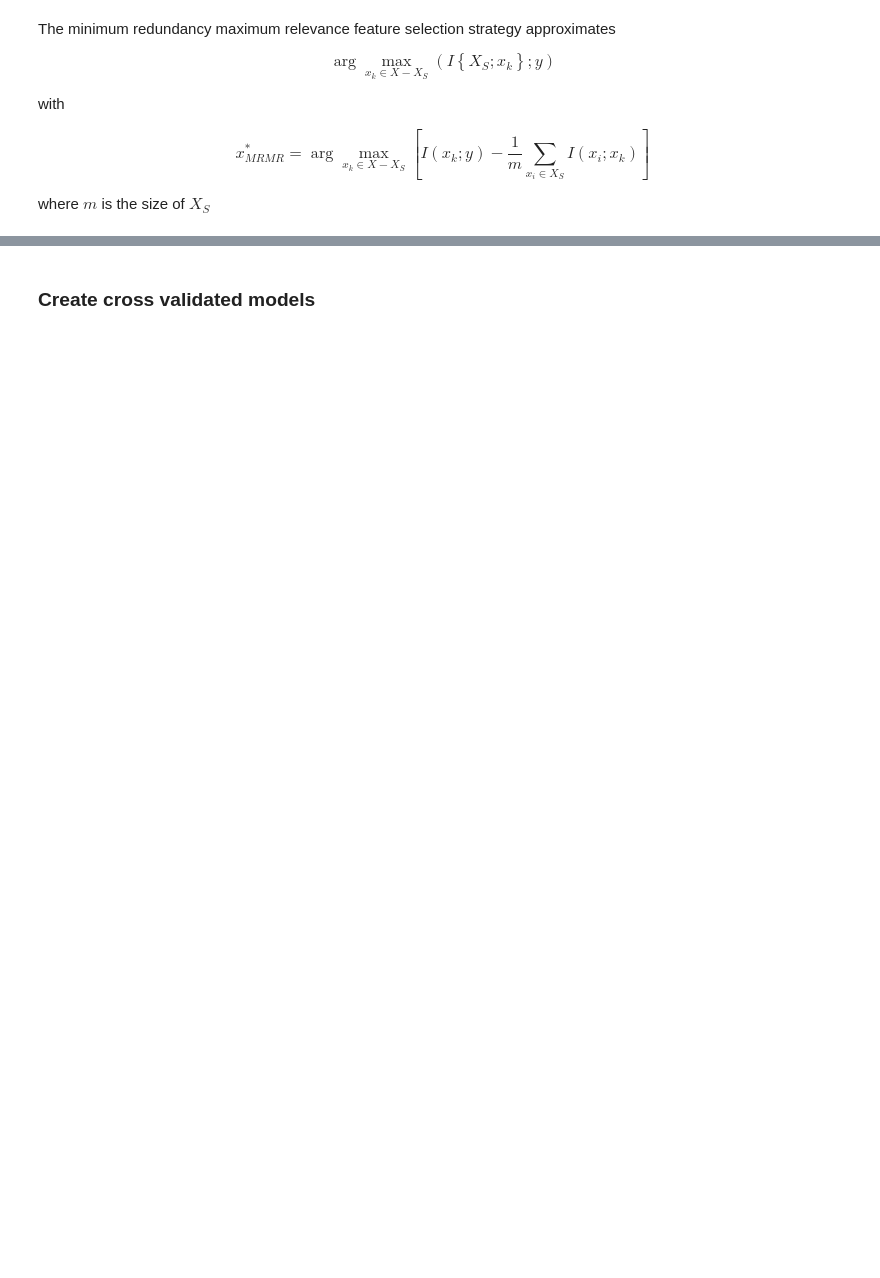
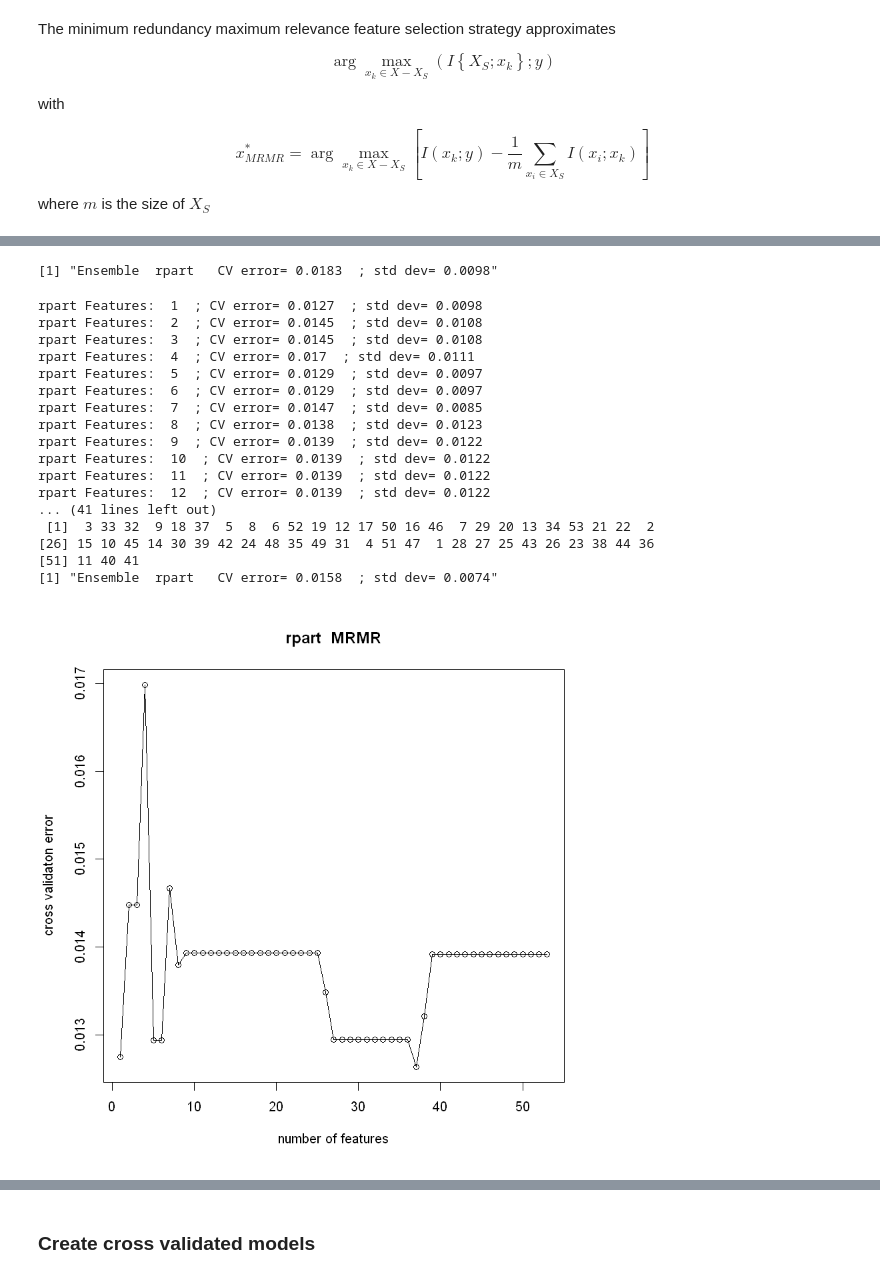
Before and after one commit to ciortanmadalina/BioinfoSem2, a Jupyter notebook: ml/homework.ipynb, the cells around one changed output, grey strips where cells are left out. Saved outputs shown, nothing was run; the diff lists cells and outputs as text; code cells hidden in the pictures; blank space fills up the shorter version.

```diff
--- a/ml/homework.ipynb
+++ b/ml/homework.ipynb
@@ -883,0 +985,29 @@ forwardSelection('tree', X, Y)
+# %%
+runEnsemble('rpart', X, Y)#0.0183
+# %% [output]
+[1] "Ensemble  rpart   CV error= 0.0183  ; std dev= 0.0098"
+# %%
+#the winner is mrmr
+rpartIndexes <- mrmr('rpart', X, Y)
+rpartIndexes <- rpartIndexes[1:5]
+
+runEnsemble('rpart', X[,rpartIndexes], Y) #0.0158
+# %% [output]
+rpart Features:  1  ; CV error= 0.0127  ; std dev= 0.0098
+rpart Features:  2  ; CV error= 0.0145  ; std dev= 0.0108
+rpart Features:  3  ; CV error= 0.0145  ; std dev= 0.0108
+rpart Features:  4  ; CV error= 0.017  ; std dev= 0.0111
+rpart Features:  5  ; CV error= 0.0129  ; std dev= 0.0097
+rpart Features:  6  ; CV error= 0.0129  ; std dev= 0.0097
+rpart Features:  7  ; CV error= 0.0147  ; std dev= 0.0085
+rpart Features:  8  ; CV error= 0.0138  ; std dev= 0.0123
+rpart Features:  9  ; CV error= 0.0139  ; std dev= 0.0122
+rpart Features:  10  ; CV error= 0.0139  ; std dev= 0.0122
+rpart Features:  11  ; CV error= 0.0139  ; std dev= 0.0122
+rpart Features:  12  ; CV error= 0.0139  ; std dev= 0.0122
+... (41 lines left out)
+ [1]  3 33 32  9 18 37  5  8  6 52 19 12 17 50 16 46  7 29 20 13 34 53 21 22  2
+[26] 15 10 45 14 30 39 42 24 48 35 49 31  4 51 47  1 28 27 25 43 26 23 38 44 36
+[51] 11 40 41
+[1] "Ensemble  rpart   CV error= 0.0158  ; std dev= 0.0074"
+[figure, added]
```
Also changed, not shown: parts of 124 cells of this notebook.
